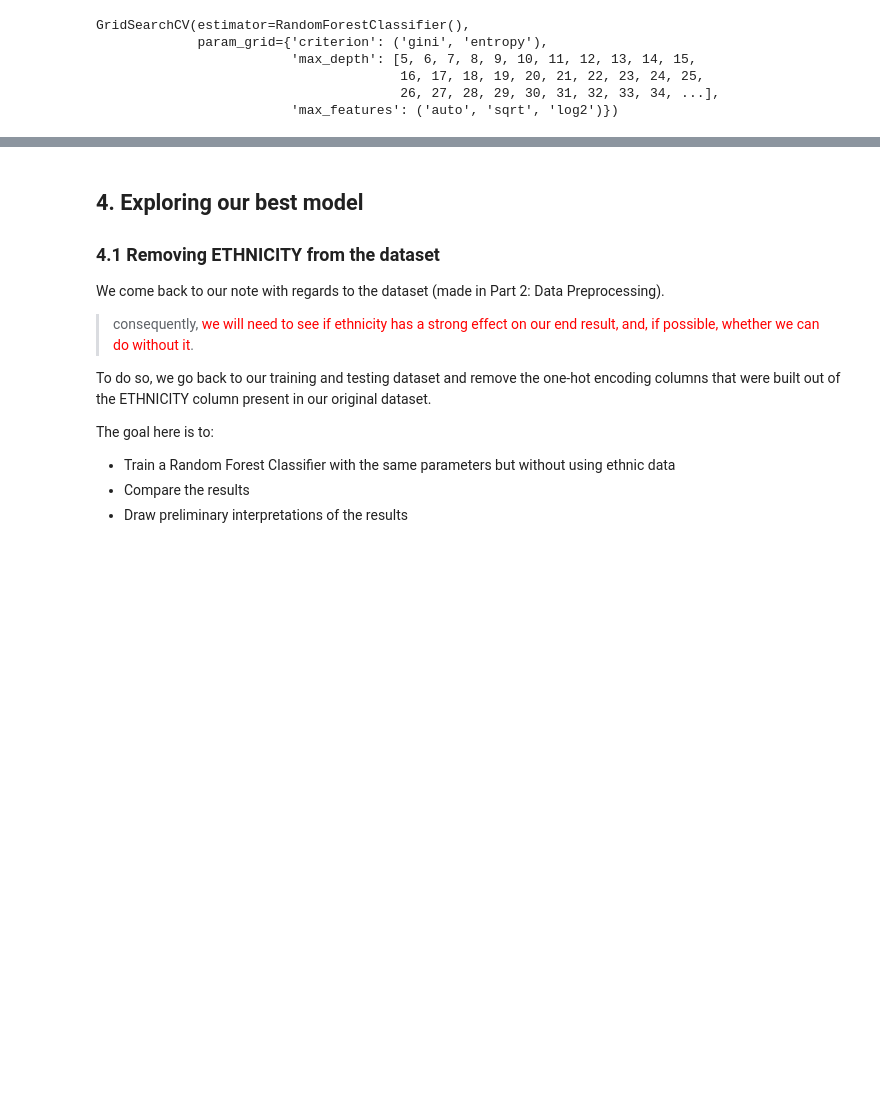
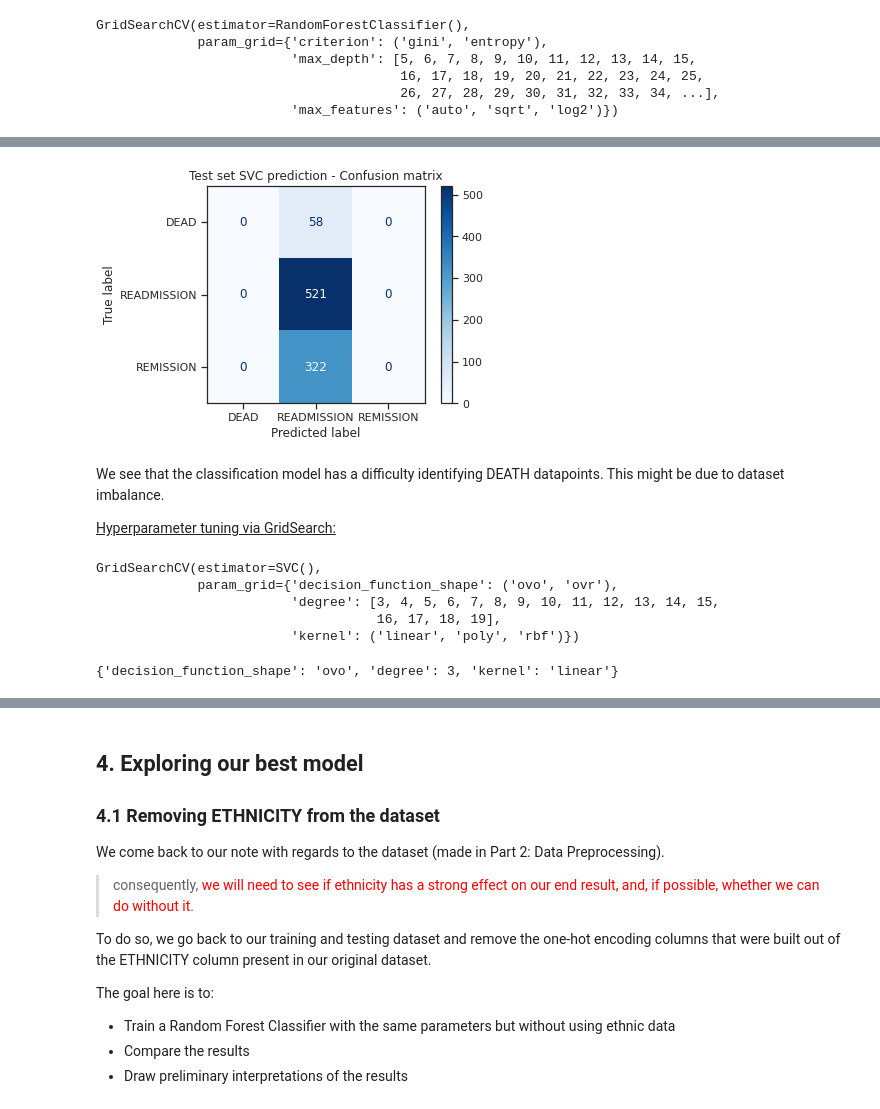
Before and after one commit to LMquentinLR/mimic_rehospitalization_prediction, a Jupyter notebook: AIQDSC27_evaluation_qlr.ipynb, the cells around one changed output, grey strips where cells are left out. Saved outputs shown, nothing was run; the diff lists cells and outputs as text; code cells hidden in the pictures; blank space fills up the shorter version.

```diff
--- a/AIQDSC27_evaluation_qlr.ipynb
+++ b/AIQDSC27_evaluation_qlr.ipynb
@@ -1321,0 +1370,33 @@ F1 score: 0.70
+# %%
+confusion(svc_model, X_test, y_test_classification,
+          "Test set SVC prediction - Confusion matrix")
+# %% [output]
+[figure, added]
+# %% [markdown]
+We see that the classification model has a difficulty identifying DEATH datapoints. This might be due to dataset imbalance.
+
+<u>Hyperparameter tuning via GridSearch:</u>
+# %%
+# Going further with GridSearch
+
+parameters = {"kernel":("linear", "poly", "rbf"),
+              "decision_function_shape":("ovo", "ovr"),
+              "degree": list(range(3, 20))}
+
+# Model declaration and training
+
+svc_model = SVC()
+svc_grid_search = GridSearchCV(svc_model, parameters)
+svc_grid_search.fit(X_train, y_train_classification)
+# %% [output]
+GridSearchCV(estimator=SVC(),
+             param_grid={'decision_function_shape': ('ovo', 'ovr'),
+                         'degree': [3, 4, 5, 6, 7, 8, 9, 10, 11, 12, 13, 14, 15,
+                                    16, 17, 18, 19],
+                         'kernel': ('linear', 'poly', 'rbf')})
+# %%
+# Prints the best parameters
+
+svc_grid_search.best_params_
+# %% [output]
+{'decision_function_shape': 'ovo', 'degree': 3, 'kernel': 'linear'}
```
Also changed, not shown: parts of 41 cells of this notebook, 1 other file.
